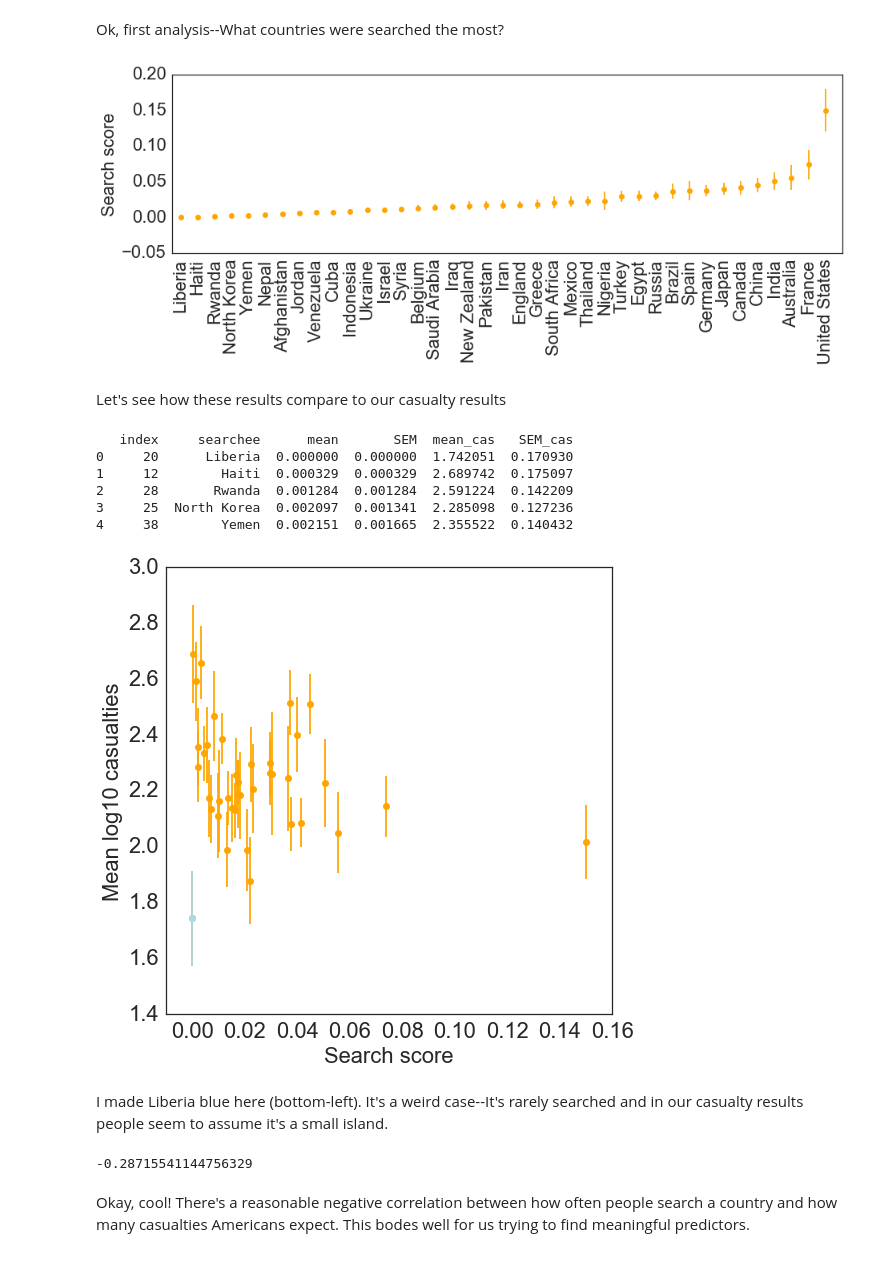
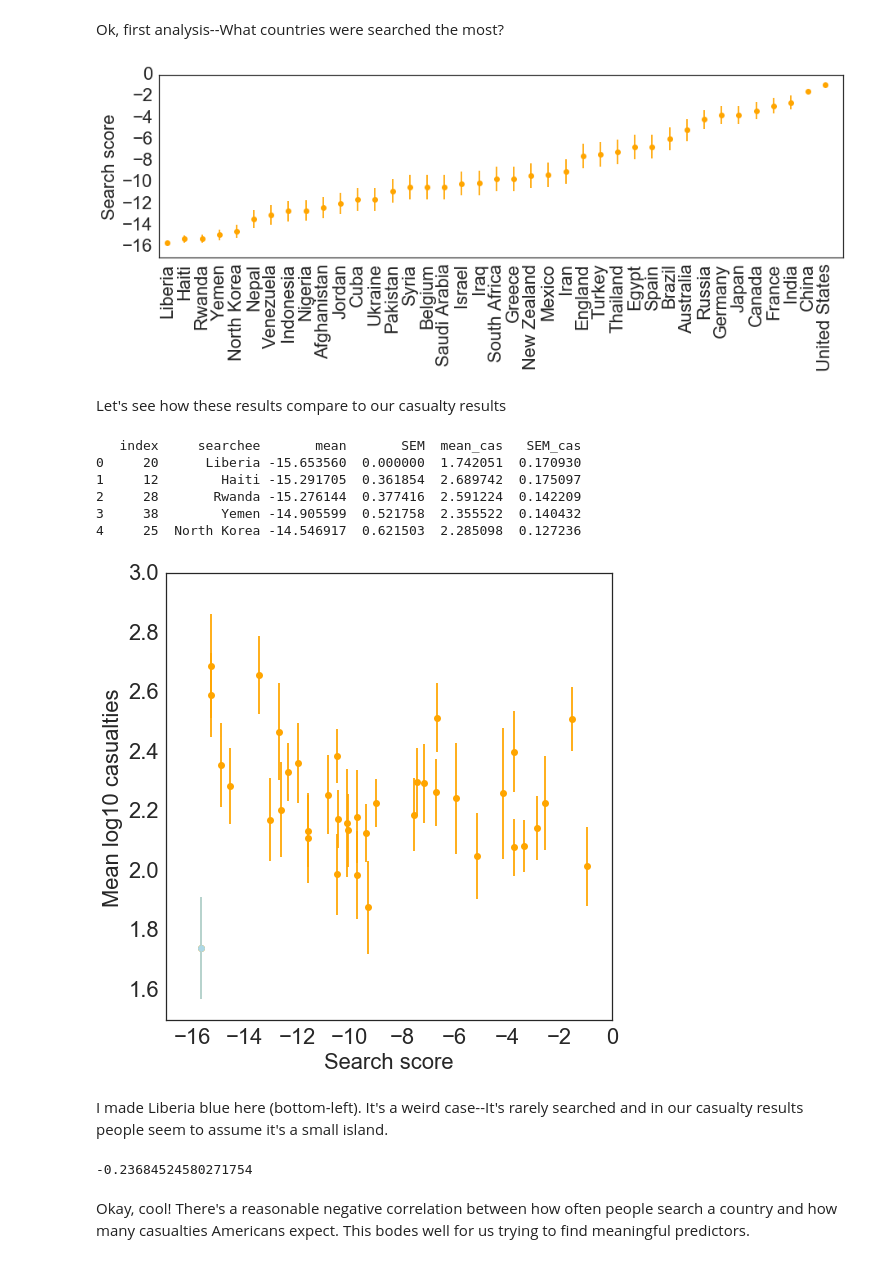
Before and after one commit to timflew/stereotype_news, a Jupyter notebook: country_trends/Country trends.ipynb, the cells around one changed output. Drawn from its saved outputs; the diff is of its cells as text; code cells hidden in the pictures.

```diff
--- a/country_trends/Country trends.ipynb
+++ b/country_trends/Country trends.ipynb
@@ -44,7 +44,7 @@ for s_er in range(1,40):
             search_num.append(int(trends_df.iloc[s_er,s_ee]))
 search_df=pd.DataFrame({'searcher':searcher,'searchee':searchee,'search_num':search_num})
 search_df=pd.merge(search_df,self_df,how='inner',on='searcher')
-search_df.loc[:,'search_score']=search_df.loc[:,'search_num']/search_df.loc[:,'self_num']
+search_df.loc[:,'search_score']=np.log10((search_df.loc[:,'search_num']/search_df.loc[:,'self_num'])+np.spacing(1))
 # %% [markdown]
 Ok, first analysis--What countries were searched the most?
 # %%
@@ -65,10 +65,10 @@ plt.ylabel('Search score',fontsize='22')
 
 plt.xticks(range(len(searchee_df)), searchee_df['searchee'], rotation='90',fontsize=22)
 plt.yticks(fontsize=22)
-plt.axis([-.5, len(searchee_df), -.05, .2])
+plt.axis([-.5, len(searchee_df), -17, 0])
 plt.show()
 # %% [output]
-[figure, old version]
+[figure, new version]
 # %% [markdown]
 Let's see how these results compare to our casualty results
 # %%
@@ -102,36 +102,36 @@ del searchee_df2['true_name']
 
 print searchee_df2.head()
 # %% [output]
-   index     searchee      mean       SEM  mean_cas   SEM_cas
-0     20      Liberia  0.000000  0.000000  1.742051  0.170930
-1     12        Haiti  0.000329  0.000329  2.689742  0.175097
-2     28       Rwanda  0.001284  0.001284  2.591224  0.142209
-3     25  North Korea  0.002097  0.001341  2.285098  0.127236
-4     38        Yemen  0.002151  0.001665  2.355522  0.140432
+   index     searchee       mean       SEM  mean_cas   SEM_cas
+0     20      Liberia -15.653560  0.000000  1.742051  0.170930
+1     12        Haiti -15.291705  0.361854  2.689742  0.175097
+2     28       Rwanda -15.276144  0.377416  2.591224  0.142209
+3     38        Yemen -14.905599  0.521758  2.355522  0.140432
+4     25  North Korea -14.546917  0.621503  2.285098  0.127236
 # %%
 plt.figure(figsize=(8,8))
 
 plt.errorbar(searchee_df2['mean'], searchee_df2['mean_cas'], yerr=searchee_df2['SEM_cas'],c='orange',fmt='o')
 
 # liberia
 liberia_df=searchee_df2[searchee_df2['searchee']=='Liberia']
 plt.errorbar(liberia_df['mean'], liberia_df['mean_cas'], yerr=liberia_df['SEM_cas'],c='lightblue',fmt='o')
 
 plt.xlabel('Search score',fontsize='22')
 plt.ylabel('Mean log10 casualties',fontsize='22')
 #plt.xticks(range(len(searchee_df)), searchee_df['searchee'], rotation='90',fontsize=22)
 plt.xticks(fontsize=22)
 plt.yticks(fontsize=22)
-plt.axis([-.01, .16, 1.4, 3])
+plt.axis([-17, 0, 1.5, 3])
 plt.show()
 # %% [output]
-[figure, old version]
+[figure, new version]
 # %% [markdown]
 I made Liberia blue here (bottom-left). It's a weird case--It's rarely searched and in our casualty results people seem to assume it's a small island.
 # %%
-not_liberia_df=searchee_df2[searchee_df2['searchee']!='Liberia']
+not_liberia_df=searchee_df2[searchee_df2['searchee']!='Liberia'] # exclude liberia because it's an outlier
 not_liberia_df[1:].corr().loc['mean','mean_cas']
 # %% [output]
--0.28715541144756329
+-0.23684524580271754
 # %% [markdown]
 Okay, cool! There's a reasonable negative correlation between how often people search a country and how many casualties Americans expect. This bodes well for us trying to find meaningful predictors.
```
Also changed, not shown: parts of 1 cell of this notebook.
